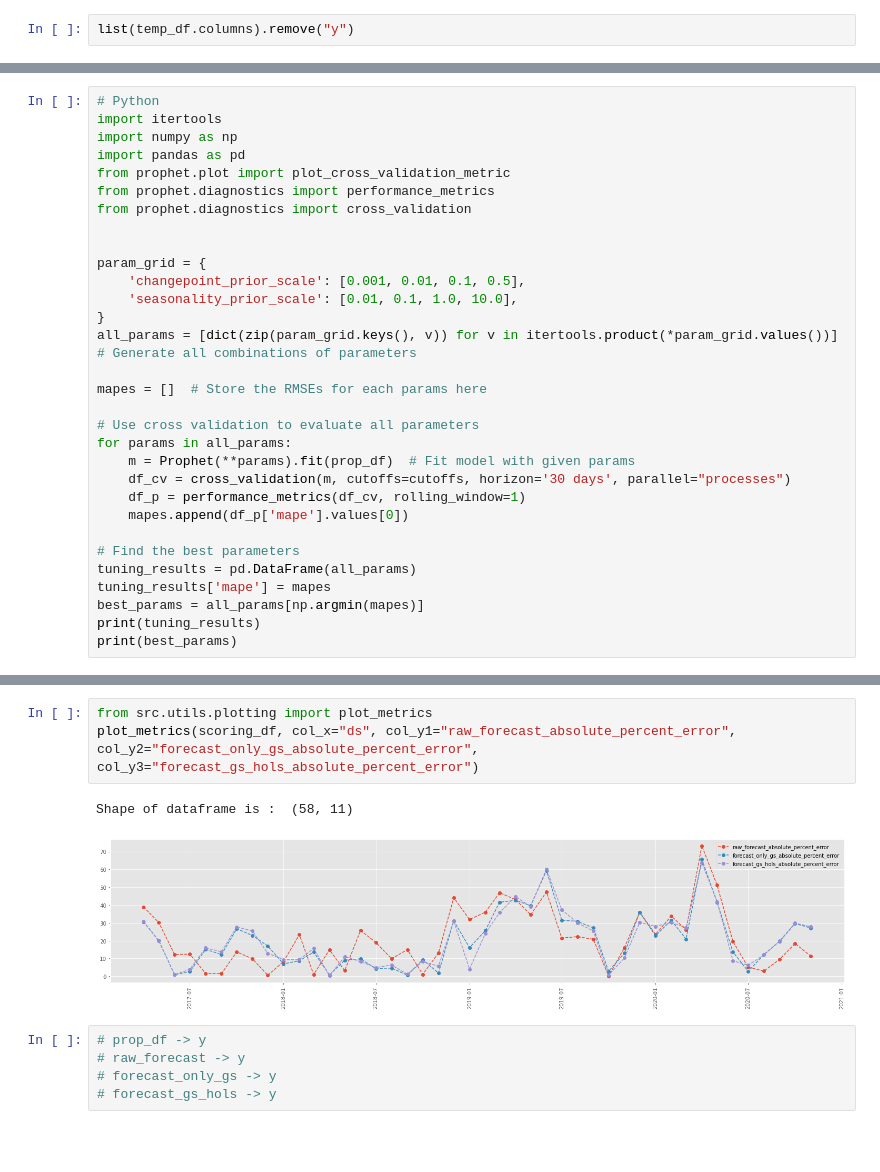
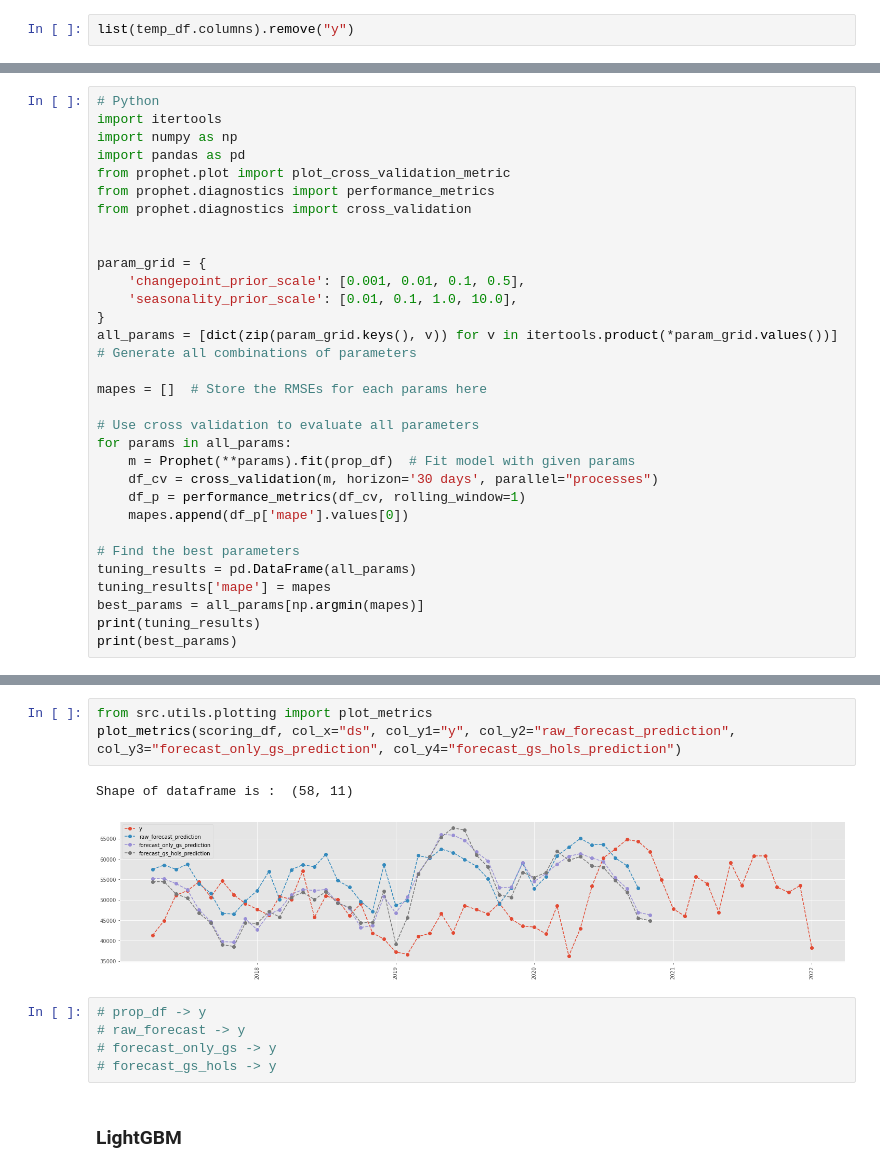
Before and after one commit to dberkerdem/diesel_consumption_prediction, a Jupyter notebook: modelling.ipynb, the cells around one changed output, grey strips where cells are left out. Drawn from its saved outputs; the diff is of its cells as text; blank space fills up the shorter version.

```diff
--- a/modelling.ipynb
+++ b/modelling.ipynb
@@ -403,7 +444,7 @@ mapes = []  # Store the RMSEs for each params here
 # Use cross validation to evaluate all parameters
 for params in all_params:
     m = Prophet(**params).fit(prop_df)  # Fit model with given params
-    df_cv = cross_validation(m, cutoffs=cutoffs, horizon='30 days', parallel="processes")
+    df_cv = cross_validation(m, horizon='30 days', parallel="processes")
     df_p = performance_metrics(df_cv, rolling_window=1)
     mapes.append(df_p['mape'].values[0])
 
@@ -562,11 +589,13 @@ Number of records greater than 5 percent error: 37
 # %%
 from src.utils.plotting import plot_metrics
-plot_metrics(scoring_df, col_x="ds", col_y1="raw_forecast_absolute_percent_error", col_y2="forecast_only_gs_absolute_percent_error", col_y3="forecast_gs_hols_absolute_percent_error")
+plot_metrics(scoring_df, col_x="ds", col_y1="y", col_y2="raw_forecast_prediction", col_y3="forecast_only_gs_prediction", col_y4="forecast_gs_hols_prediction")
 # %% [output]
 Shape of dataframe is :  (58, 11)
-[figure, old version]
+[figure, new version]
 # %%
 # prop_df -> y
 # raw_forecast -> y
 # forecast_only_gs -> y
 # forecast_gs_hols -> y
+# %% [markdown]
+### LightGBM
```
Also changed, not shown: parts of 35 cells of this notebook, 38 other files.
